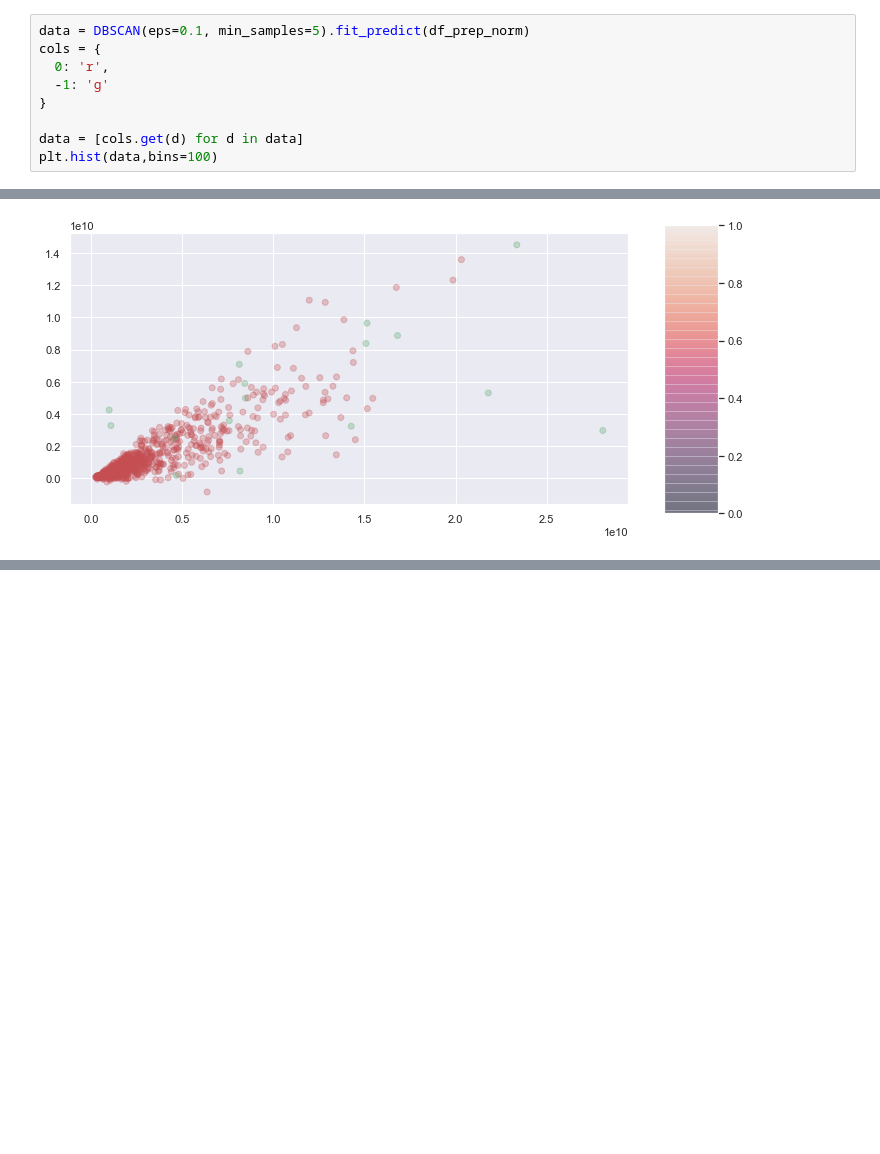
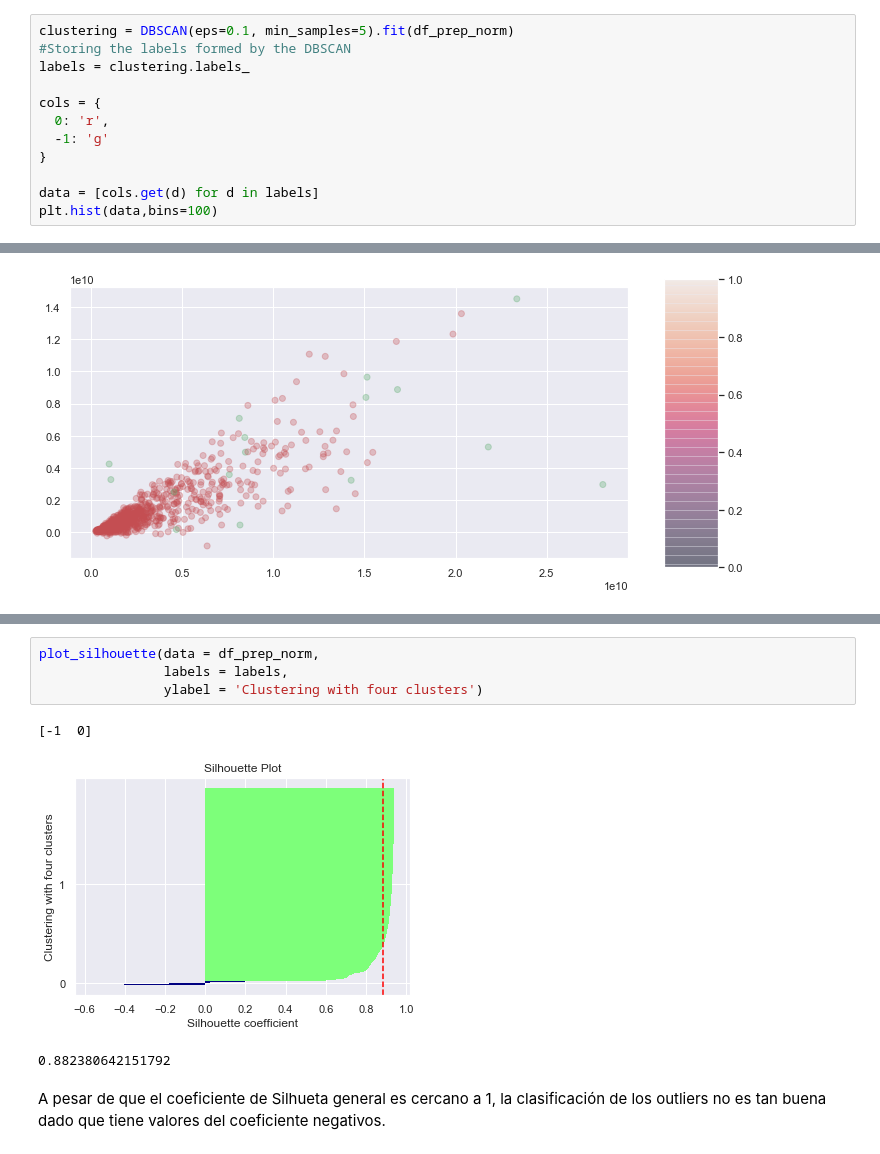
Before and after one commit to PedroVallejoSeade/Laboratorio-2---Clustering, a Jupyter notebook: DBSCAN.ipynb, the cells around one changed output, grey strips where cells are left out. Saved outputs shown, nothing was run; the diff lists cells and outputs as text; blank space fills up the shorter version.

Commit message:
DBSCAN-silhueta

```diff
--- a/DBSCAN.ipynb
+++ b/DBSCAN.ipynb
@@ -615,13 +615,16 @@ plt.ylabel("Distance")
 Text(0, 0.5, 'Distance')
 [figure]
 # %%
-data = DBSCAN(eps=0.1, min_samples=5).fit_predict(df_prep_norm)
+clustering = DBSCAN(eps=0.1, min_samples=5).fit(df_prep_norm)
+#Storing the labels formed by the DBSCAN
+labels = clustering.labels_
+
 cols = {
   0: 'r',
   -1: 'g'
 }
 
-data = [cols.get(d) for d in data]
+data = [cols.get(d) for d in labels]
 plt.hist(data,bins=100)
 # %% [output]
 (array([768.,   0.,   0.,   0.,   0.,   0.,   0.,   0.,   0.,   0.,   0.,
@@ -735,0 +798,10 @@ plt.colorbar(cax=cax)
+# %%
+plot_silhouette(data = df_prep_norm,
+                labels = labels,
+                ylabel = 'Clustering with four clusters')
+# %% [output]
+[-1  0]
+[figure, added]
+0.882380642151792
+# %% [markdown]
+A pesar de que el coeficiente de Silhueta general es cercano a 1, la clasificación de los outliers no es tan buena dado que tiene valores del coeficiente negativos.
```
Also changed, not shown: parts of 2 cells of this notebook.
